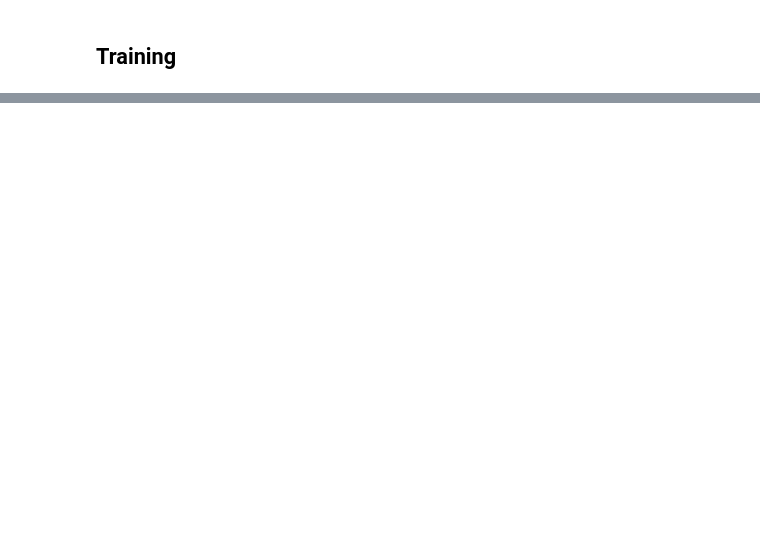
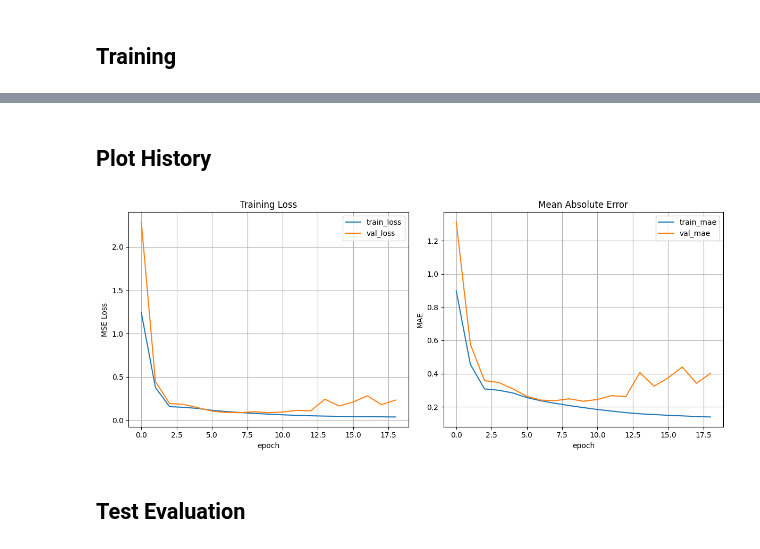
Before and after one commit to galbar8/LMU_S4, a Jupyter notebook: src/notebooks/etts/etts_lmu.ipynb, the cells around one changed output, grey strips where cells are left out. Cells and saved outputs as stored; diff of their text form; code cells hidden in the pictures; blank space fills up the shorter version.

```diff
--- a/src/notebooks/etts/etts_lmu.ipynb
+++ b/src/notebooks/etts/etts_lmu.ipynb
@@ -272,0 +174,21 @@ else:
+# %%
+from src.train_utils.trainer import Trainer
+from src.models.v2.build_model import build_model
+import os
+
+# 1. Define the task
+task = ETTSTask()
+
+# 2. Set up MPS memory options if available
+if args.get("device") and args["device"].type == "mps":
+    torch.mps.set_per_process_memory_fraction(0.9)
+    os.environ["PYTORCH_MPS_HIGH_WATERMARK_RATIO"] = "0.0"
+
+trainer = Trainer(args=args, task=task, model_builder=build_model)
+
+best_metric, best_path = trainer.fit()
+
+history = trainer.history
+
+print(f"\nTraining complete! Best validation {trainer.early_key}: {best_metric:.6f}")
+print(f"Best model saved to: {best_path}")
@@ -272,0 +225,29 @@ else:
+# %% [markdown]
+## Plot History
+# %%
+import matplotlib.pyplot as plt
+
+plt.figure(figsize=(12, 5))
+plt.subplot(1, 2, 1)
+plt.plot(history["train_loss"], label="train_loss")
+plt.plot(history["val_loss"], label="val_loss")
+plt.xlabel("epoch")
+plt.ylabel("MSE Loss")
+plt.legend()
+plt.title("Training Loss")
+plt.grid(True)
+
+plt.subplot(1, 2, 2)
+plt.plot(history["train_mae"], label="train_mae")
+plt.plot(history["val_mae"], label="val_mae")
+plt.xlabel("epoch")
+plt.ylabel("MAE")
+plt.legend()
+plt.title("Mean Absolute Error")
+plt.grid(True)
+plt.tight_layout()
+plt.show()
+# %% [output]
+[figure, added]
+# %% [markdown]
+## Test Evaluation
```
Also changed, not shown: parts of 6 cells of this notebook, 24 other files.
